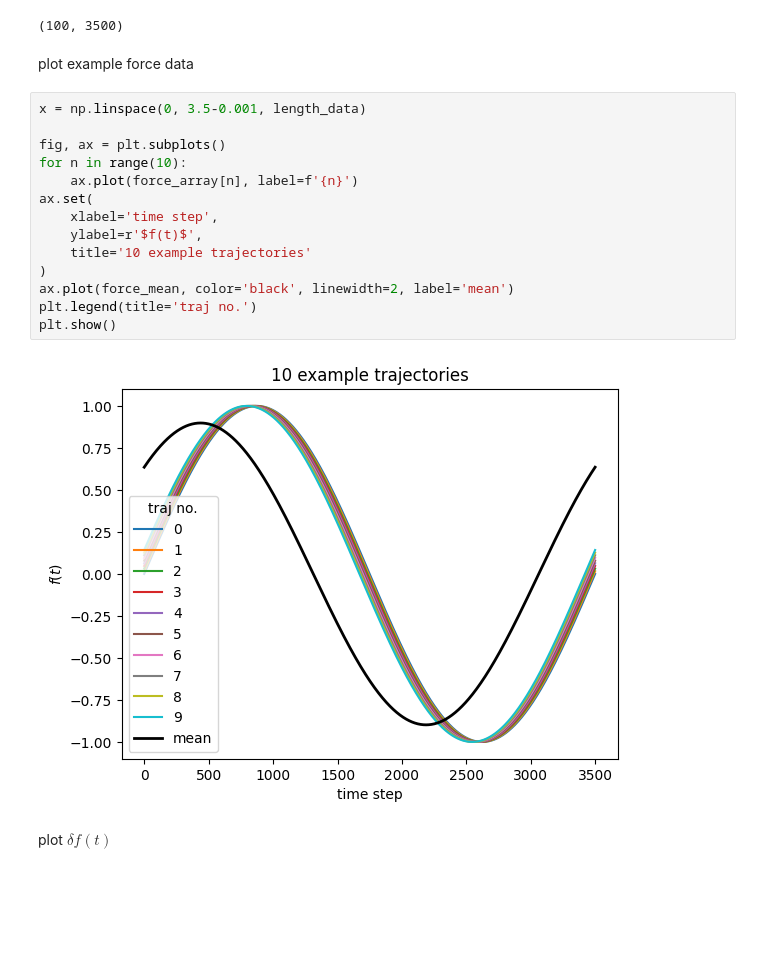
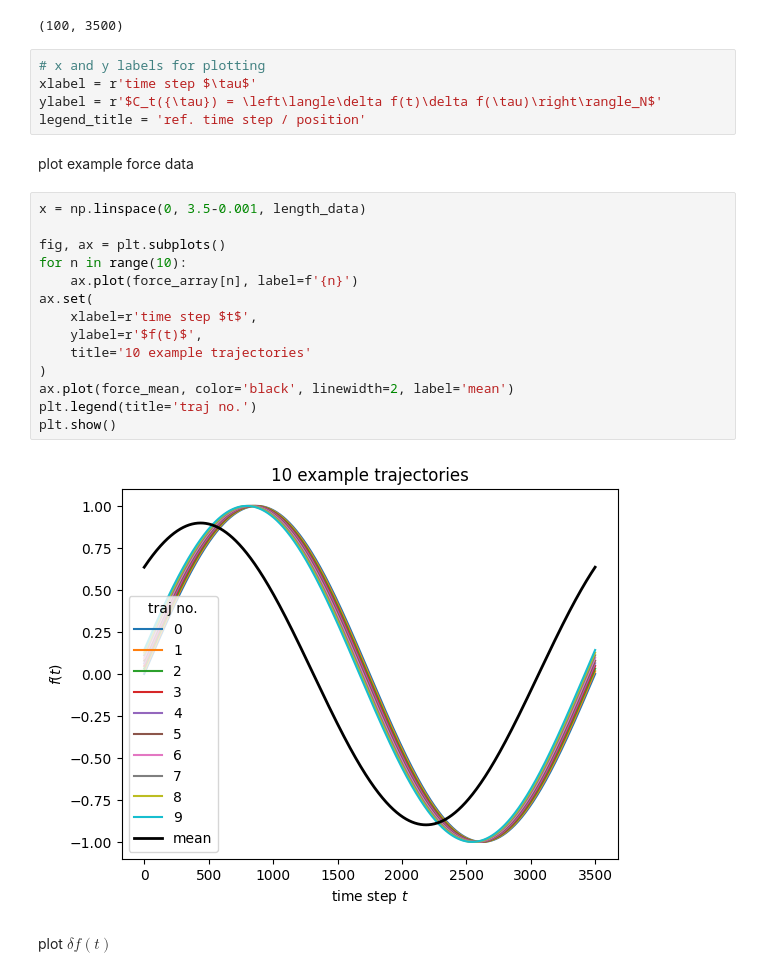
Before and after one commit to moldyn/dcTMD, a Jupyter notebook: docs/tutorials/force_correlation.ipynb, the cells around one changed output. Saved outputs shown, nothing was run; the diff lists cells and outputs as text; blank space fills up the shorter version.

```diff
--- a/docs/tutorials/force_correlation.ipynb
+++ b/docs/tutorials/force_correlation.ipynb
@@ -36,24 +39,29 @@ force_mean = np.mean(force_array, axis=0)
 delta_force_array = force_array - force_mean
 # %% [output]
 (100, 3500)
+# %%
+# x and y labels for plotting
+xlabel = r'time step $\tau$'
+ylabel = r'$C_t({\tau}) = \left\langle\delta f(t)\delta f(\tau)\right\rangle_N$'
+legend_title = 'ref. time step / position'
 # %% [markdown]
 plot example force data
 # %%
 x = np.linspace(0, 3.5-0.001, length_data)
 
 fig, ax = plt.subplots()
 for n in range(10):
     ax.plot(force_array[n], label=f'{n}')
 ax.set(
-    xlabel='time step',
+    xlabel=r'time step $t$',
     ylabel=r'$f(t)$',
     title='10 example trajectories'
 )
 ax.plot(force_mean, color='black', linewidth=2, label='mean')
 plt.legend(title='traj no.')
 plt.show()
 # %% [output]
-[figure, old version]
+[figure, new version]
 # %% [markdown]
 plot $\delta f(t)$
 # %%
```
Also changed, not shown: parts of 21 cells of this notebook.
